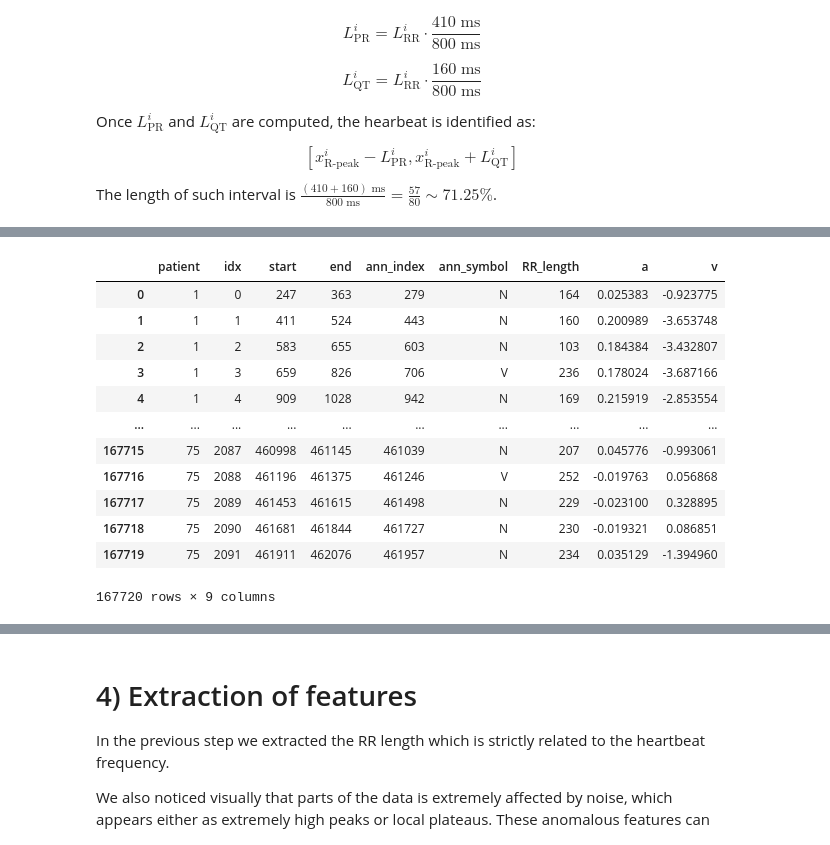
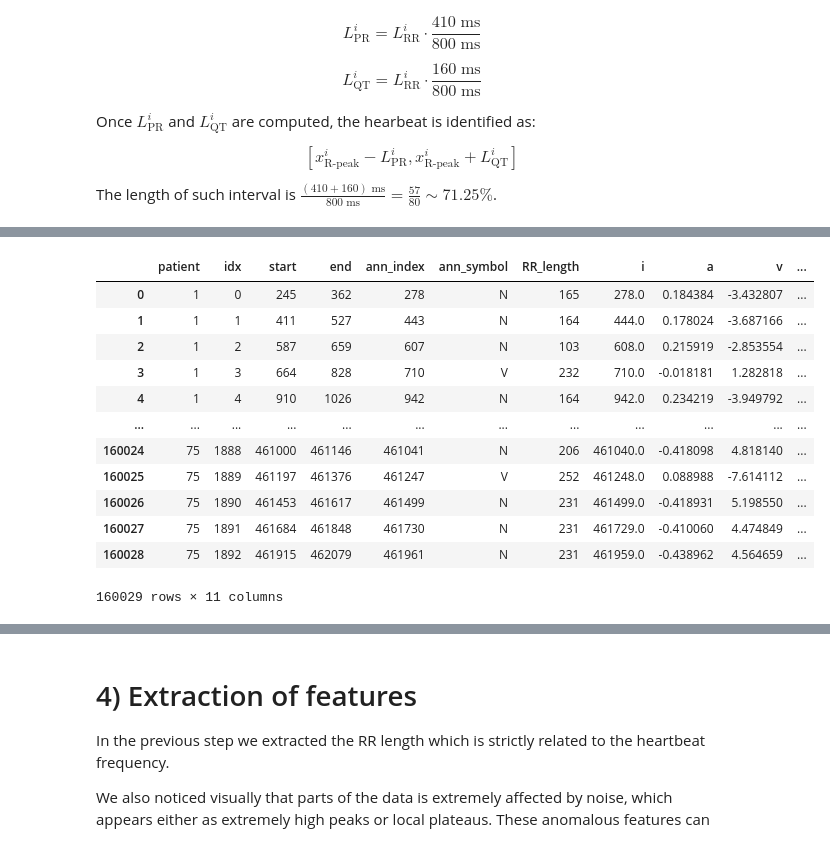
Before and after one commit to ericabrisigotti/ECG_heartbeat_classification_with_ML_LCP-B, a Jupyter notebook: ECG_Physionet.ipynb, the cells around one changed output, grey strips where cells are left out. Saved outputs shown, nothing was run; the diff lists cells and outputs as text; code cells hidden in the pictures.

```diff
--- a/ECG_Physionet.ipynb
+++ b/ECG_Physionet.ipynb
@@ -740,3 +754,20 @@ def align_to_longest(r, test, level):
+# %%
+def bool_mask_removing_repetitions(a2):
+    '''
+    the function produces a boolean mask that helps keep track of the changes that happen from a to np.unique(a)
+    '''
+    # we get the unique values and how many times each of them is present
+    a, counts = np.unique(a2, return_counts=True)
+    # we intialize the boolean mask in output, which dimensions must match the ones of the input and is initally all positives
+    output = np.ones(len(a2), dtype=bool)
+    # for the elements that are repeated
+    tocheck = a[counts >1]
+    for tc in tocheck:
+        # we get the indexes of the actual repetitions (i.e. all indexes beside the first occurrence)
+        idx = np.where(a2 == tc)[0][1:]
+        # and make sure to negate the boolean mask in such indexes
+        output[idx] = np.zeros(len(idx),dtype=bool)
+    return output
 # %%
 def rpeaks_per_patient(x_d, data, lev1, n_leads, annotations=False, ann_idx=None, ann_symbol=None, lev2=None,):
     '''
@@ -784,11 +815,14 @@ def rpeaks_per_patient(x_d, data, lev1, n_leads, annotations=False, ann_idx=None
     name_idx = [name+'_idx' for name in names]
     true_peaks['loc'] = (true_peaks[name_idx].mean(axis=1)).astype(int)
     rpeaks = true_peaks['loc'].to_numpy()
+    where_repetitions = bool_mask_removing_repetitions(rpeaks)
+    rpeaks = np.unique(rpeaks)
 
     # if we can compare with annotations
     if annotations:
         # we compare with annotations
-        ann_aligned, r_aligned, ann_symbols_aligned, val, ann_bool, rpeak_bool = align(rpeaks, ann_idx, ann_symbol, lev2)
+        ann_aligned, r_aligned, ann_symbols_aligned, val, ann_bool, rpeak_bool, r_register = align(rpeaks, ann_idx, ann_symbol, lev2)
+
         # we count the:
         # - true positives
         true_positive = np.sum( ( (np.array(ann_bool)==1) & (np.array(rpeak_bool)==1) ))
@@ -800,6 +834,6 @@ def rpeaks_per_patient(x_d, data, lev1, n_leads, annotations=False, ann_idx=None
         true_negative = len(data)-len(val)
         # and concatenate the results in a (non-normalized) matrix
         conmat_patient = np.array([[true_positive, false_negative],[false_positive,true_negative]])
-        return r_aligned, np.array(peaks['to_keep']), best_lead, ann_symbols_aligned, conmat_patient
+        return r_aligned, peaks['to_keep'].to_numpy(), best_lead, where_repetitions, r_register, ann_symbols_aligned, conmat_patient
     else:
-        return rpeaks, peaks['to_keep'].to_numpy(), best_lead
+        return rpeaks, peaks['to_keep'].to_numpy(), best_lead, where_repetitions, r_register
@@ -973,3 +988,6 @@ if FILE_SAVE==True:
+# %%
+outfn = "output_files/coef_parab.csv"
+coef_parab.to_csv(outfn, index=False)
 # %%
 # Computing Balanced Accuracy
 confusion = conmat/conmat.sum()
@@ -1048,7 +1100,7 @@ def segmentation_R(annotations, cp):
     patient_R_peak = ann[j+1:-2]
     patient_ann = list(annotations['symbol'][j+1:-2])
 
-    return RR_intervals, QT_size, PR_size, patient_start, patient_end, patient_R_peak, patient_ann
+    return RR_intervals, QT_size, PR_size, patient_start, patient_end, patient_R_peak, patient_ann, cp
 # %%
 FILE_SAVE=True
 r  = np.genfromtxt("input_files/RECORDS", dtype='str')
@@ -1081,13 +1133,13 @@ if FILE_SAVE:
         # UPLOAD: since we don't use the signal at this step, it doesn't matter if it's filtered or not
         # data = pd.read_csv("output_files/data"+path+".csv")
 #         annotations = pd.read_csv("output_files/data"+path+"_Rpeak.csv")
-        annotations = pd.read_csv("output_files/data"+path+'_12Rpeak.csv')
+        annotations = pd.read_csv("output_files/data"+path+'_123Rpeak.csv')
         ann = annotations['R'].values
         cp = coef_parab[ coef_parab['path']==path ]
         cp = cp.reset_index(drop = True)
 
         # and use my custom function for SEGMENTATION
-        patient_RR, QT_size, PR_size, patient_start, patient_end, patient_R_peak, patient_ann = segmentation_R(annotations, cp)
+        patient_RR, QT_size, PR_size, patient_start, patient_end, patient_R_peak, patient_ann, cp = segmentation_R(annotations, cp)
         cp = cp.reset_index(drop = True)
 
         #print(path,patient_start[0])
@@ -1103,8 +1155,9 @@ if FILE_SAVE:
 
         # lastly, I check that all the annotations are in between the corresponding starts and stops
         check = np.all([(patient_R_peak>patient_start),(patient_R_peak<patient_end)])
+
 #         if not check:
-#             print(check)
+#             print('i or rpeak is not inside rpeak range')
 
         # and update the temporary means of storage
         number = np.concatenate((number, patient_number))
@@ -1121,9 +1174,13 @@ if FILE_SAVE:
     #print(len(number[1:]),len(idx[1:]),len(start[1:]),len(end[1:]),len(R_peak[1:]),len(annot[1:]),len(RR[1:]))
     hb = pd.DataFrame({"patient": number[1:].astype(int), "idx": idx[1:], "start": start[1:].astype(int), "end": end[1:].astype(int),
                        "ann_index": R_peak[1:].astype(int), "ann_symbol": annot[1:], "RR_length": RR[1:].astype(int) })
-#     hb['i'] = ddff['i']
+    hb['i'] = ddff['i']
     hb['a'] = ddff['a']
     hb['v'] = ddff['v']
+    hb['Delta'] = -4*hb['a']*hb['v']
+
+    print('overflow of i from end',round(sum(hb['end']<hb['i'])*100/len(hb),5), '%')
+    print('overflow of i from start', round(sum(hb['start']>hb['i'])*100/len(hb),5), '%')
     t2 = time.time()
     print("the segmentation algorithm took",round(t2-t1,2),'seconds')
     outfn = 'output_files/heartbeats.csv'
@@ -1137,13 +1196,13 @@ the segmentation algorithm took 2.41 seconds
-|  | patient | idx | start | end | ann_index | ann_symbol | RR_length | a | v |
-| 0 | 1 | 0 | 247 | 363 | 279 | N | 164 | 0.025383 | -0.923775 |
-| 1 | 1 | 1 | 411 | 524 | 443 | N | 160 | 0.200989 | -3.653748 |
-| 2 | 1 | 2 | 583 | 655 | 603 | N | 103 | 0.184384 | -3.432807 |
-| 3 | 1 | 3 | 659 | 826 | 706 | V | 236 | 0.178024 | -3.687166 |
-| 4 | 1 | 4 | 909 | 1028 | 942 | N | 169 | 0.215919 | -2.853554 |
-| ... | ... | ... | ... | ... | ... | ... | ... | ... | ... |
-| 167715 | 75 | 2087 | 460998 | 461145 | 461039 | N | 207 | 0.045776 | -0.993061 |
-| 167716 | 75 | 2088 | 461196 | 461375 | 461246 | V | 252 | -0.019763 | 0.056868 |
-| 167717 | 75 | 2089 | 461453 | 461615 | 461498 | N | 229 | -0.023100 | 0.328895 |
-| 167718 | 75 | 2090 | 461681 | 461844 | 461727 | N | 230 | -0.019321 | 0.086851 |
-| 167719 | 75 | 2091 | 461911 | 462076 | 461957 | N | 234 | 0.035129 | -1.394960 |
+|  | patient | idx | start | end | ann_index | ann_symbol | RR_length | i | a | v | ... |
+| 0 | 1 | 0 | 245 | 362 | 278 | N | 165 | 278.0 | 0.184384 | -3.432807 | ... |
+| 1 | 1 | 1 | 411 | 527 | 443 | N | 164 | 444.0 | 0.178024 | -3.687166 | ... |
+| 2 | 1 | 2 | 587 | 659 | 607 | N | 103 | 608.0 | 0.215919 | -2.853554 | ... |
+| 3 | 1 | 3 | 664 | 828 | 710 | V | 232 | 710.0 | -0.018181 | 1.282818 | ... |
+| 4 | 1 | 4 | 910 | 1026 | 942 | N | 164 | 942.0 | 0.234219 | -3.949792 | ... |
+| ... | ... | ... | ... | ... | ... | ... | ... | ... | ... | ... | ... |
+| 160024 | 75 | 1888 | 461000 | 461146 | 461041 | N | 206 | 461040.0 | -0.418098 | 4.818140 | ... |
+| 160025 | 75 | 1889 | 461197 | 461376 | 461247 | V | 252 | 461248.0 | 0.088988 | -7.614112 | ... |
+| 160026 | 75 | 1890 | 461453 | 461617 | 461499 | N | 231 | 461499.0 | -0.418931 | 5.198550 | ... |
+| 160027 | 75 | 1891 | 461684 | 461848 | 461730 | N | 231 | 461729.0 | -0.410060 | 4.474849 | ... |
+| 160028 | 75 | 1892 | 461915 | 462079 | 461961 | N | 231 | 461959.0 | -0.438962 | 4.564659 | ... |
-167720 rows × 9 columns
+160029 rows × 11 columns
```
Also changed, not shown: parts of 101 cells of this notebook.
